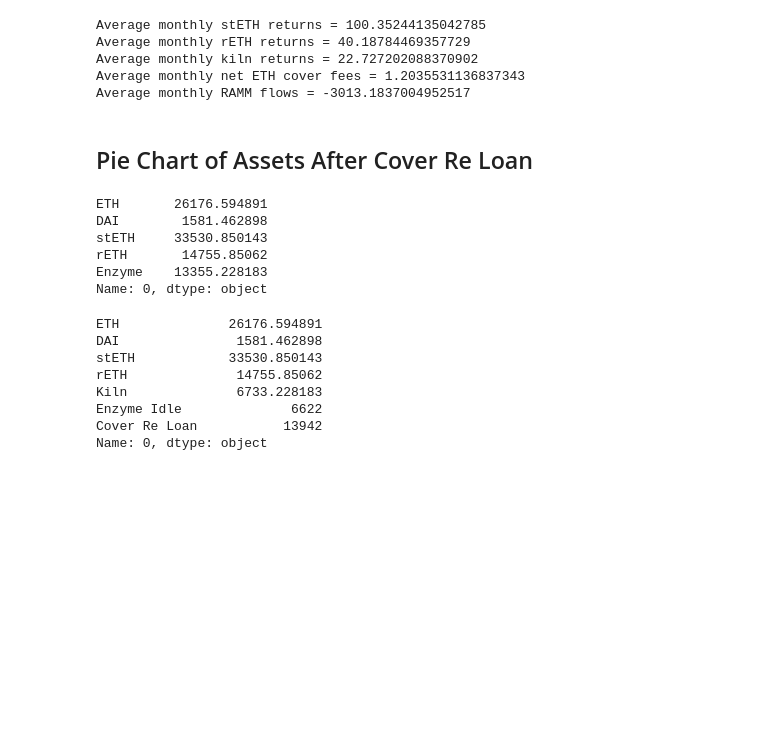
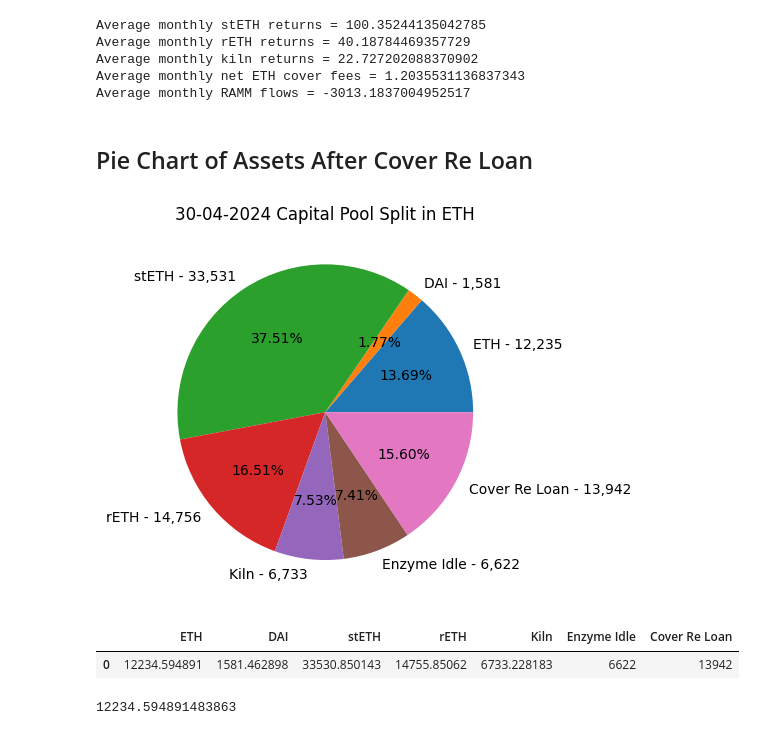
Before and after one commit to rmelbardis/InvestmentMonitoring, a Jupyter notebook: InvestmentMonitoring.ipynb, the cells around one changed output. Drawn from its saved outputs; the diff is of its cells as text; code cells hidden in the pictures; blank space fills up the shorter version.

Commit message:
12 month cap pool projection

```diff
--- a/InvestmentMonitoring.ipynb
+++ b/InvestmentMonitoring.ipynb
@@ -490,33 +490,33 @@ Average monthly rETH returns = 40.18784469357729
 Average monthly kiln returns = 22.727202088370902
 Average monthly net ETH cover fees = 1.2035531136837343
 Average monthly RAMM flows = -3013.1837004952517
-# %% [markdown]
-## Pie Chart of Assets After Cover Re Loan
+# %% [markdown]
+## Pie Chart of Assets After Cover Re Loan
 # %%
+today_row = df_cap.iloc[0][asset_list]
+
 cover_re_eth = 13_942
 new_idle_enzyme_eth = 6622
 
 asset_list_new = ['ETH', 'DAI', 'stETH', 'rETH', 'Kiln', 'Enzyme Idle', 'Cover Re Loan']
-today_row
+
+today_row['Enzyme'] = today_row['Enzyme'] - new_idle_enzyme_eth
+today_row['Enzyme Idle'] = new_idle_enzyme_eth
+today_row.rename({'Enzyme': 'Kiln'}, inplace=True)
+today_row['ETH'] = today_row['ETH'] - cover_re_eth
+today_row['Cover Re Loan'] = cover_re_eth
-# %% [output]
-ETH       26176.594891
-DAI        1581.462898
-stETH     33530.850143
-rETH       14755.85062
-Enzyme    13355.228183
-Name: 0, dtype: object
-# %%
-today_row['Enzyme'] = today_row['Enzyme'] - new_idle_enzyme_eth
-today_row['Enzyme Idle'] = new_idle_enzyme_eth
-today_row.rename({'Enzyme': 'Kiln'}, inplace=True)
-today_row['Cover Re Loan'] = cover_re_eth
-today_row
-# %% [output]
-ETH              26176.594891
-DAI               1581.462898
-stETH            33530.850143
-rETH              14755.85062
-Kiln              6733.228183
-Enzyme Idle              6622
-Cover Re Loan           13942
-Name: 0, dtype: object
+# %%
+# add formatted ETH values to labels
+labels = []
+for n, i in enumerate(asset_list_new):
+    formatted_value = '{:,.0f}'.format(today_row.values[n])
+    labels.append(f'{i} - {formatted_value}')
+
+# create chart
+# extract latest date in string format
+today_date_str = df_cap.iloc[0]['day'].strftime('%d-%m-%Y')
+# create chart
+plt.pie(today_row.values, labels=labels, autopct='%1.2f%%')
+plt.title(f'{today_date_str} Capital Pool Split in ETH');
+# %% [output]
+[figure, added]
@@ -522,0 +525,9 @@ Name: 0, dtype: object
+# %%
+asset_df
+# %% [output]
+|  | ETH | DAI | stETH | rETH | Kiln | Enzyme Idle | Cover Re Loan |
+| 0 | 12234.594891 | 1581.462898 | 33530.850143 | 14755.85062 | 6733.228183 | 6622 | 13942 |
+# %%
+asset_df['ETH'].values[-1]
+# %% [output]
+12234.594891483863
```
Also changed, not shown: parts of 2 cells of this notebook.
